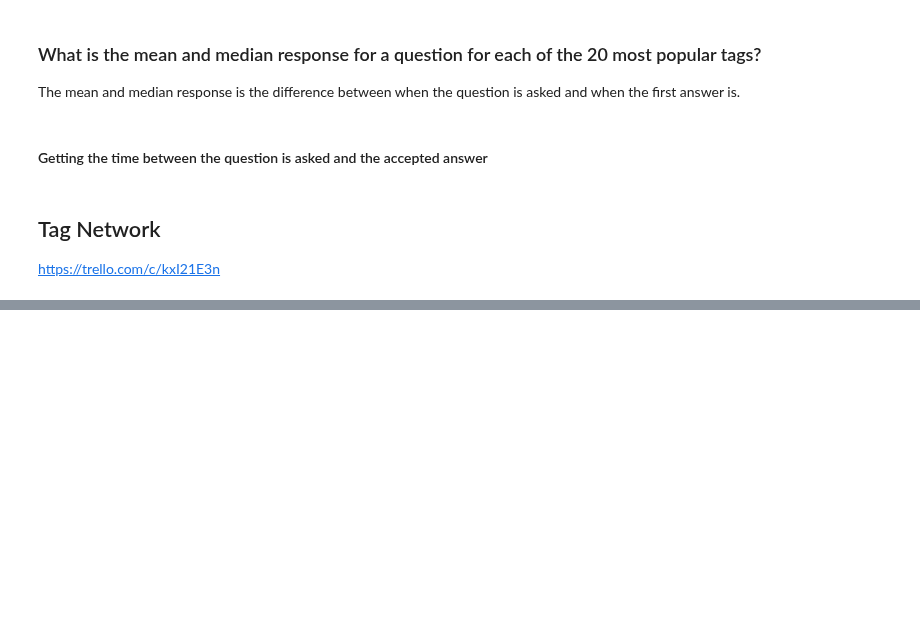
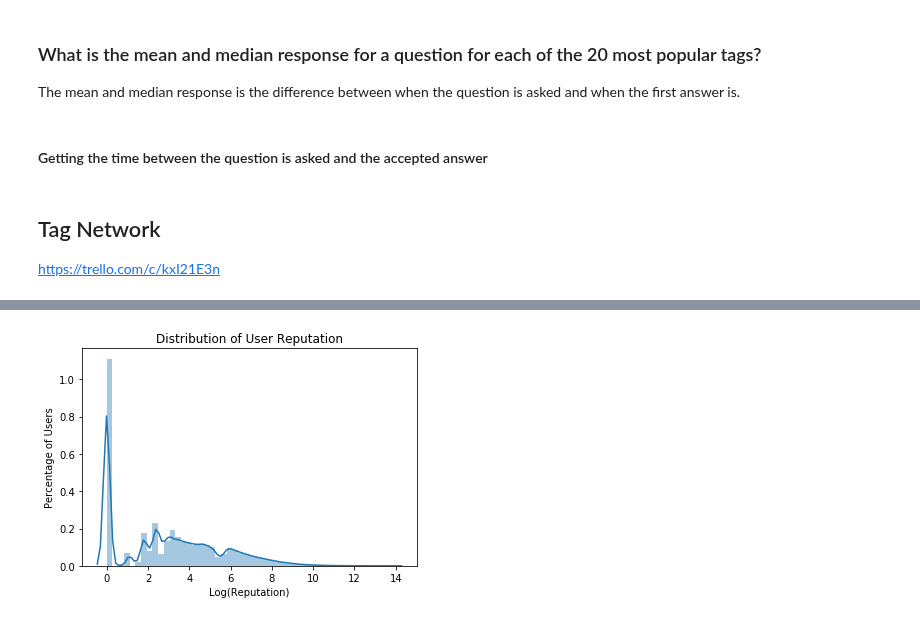
Before and after one commit to MaksimDan/160-Stackoverflow, a Jupyter notebook: source/eda/archive/john-eda.ipynb, the cells around one changed output, grey strips where cells are left out. Cells and saved outputs as stored; diff of their text form; code cells hidden in the pictures; blank space fills up the shorter version.

```diff
--- a/source/eda/archive/john-eda.ipynb
+++ b/source/eda/archive/john-eda.ipynb
@@ -151,0 +160,9 @@ dict_keys(['mysql', 'sql', 'python', 'converter', 'c-minus-minus', 'arrays', 'ar
+# %%
+users = pd.read_csv('/Users/John/Dropbox/160-Stackoverflow-Data/train_test/Users.csv')
+posts = pd.read_csv('/Users/John/Dropbox/160-Stackoverflow-Data/train_test/X.csv')
+# %%
+fig = sns.distplot(users['Reputation'].dropna()))
+fig.set(title="Distribution of User Reputation", xlabel='Log(Reputation)', ylabel='Percentage of Users')
+plt.show()
+# %% [output]
+[figure, added]
```
Also changed, not shown: parts of 6 cells of this notebook, 2 other files.
